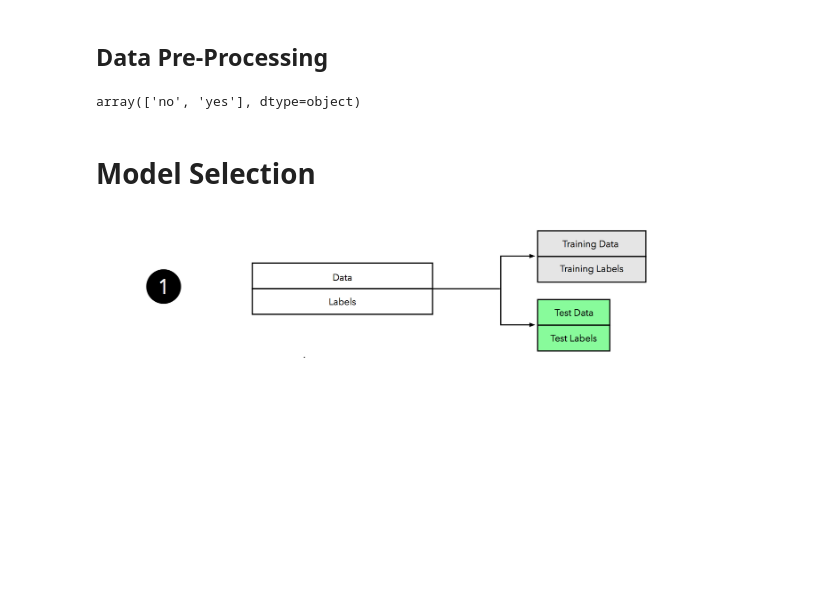
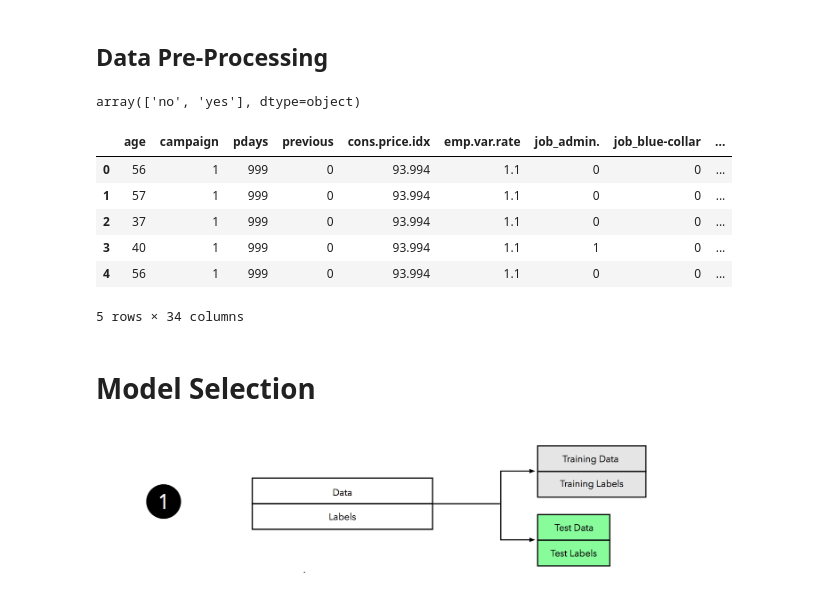
Before and after one commit to kwarodom/sidtechtalent, a Jupyter notebook: ML-Week3/Exercise/exercise.ipynb, the cells around one changed output. Drawn from its saved outputs; the diff is of its cells as text; code cells hidden in the pictures; blank space fills up the shorter version.

Commit message:
week 3 exercise

```diff
--- a/ML-Week3/Exercise/exercise.ipynb
+++ b/ML-Week3/Exercise/exercise.ipynb
@@ -102,3 +114,20 @@ PREPROCESS YOUR X
+# %%
+"""
+PREPROCESS YOUR X
+"""
+le.transform(['no', 'yes'])
+features = ['age', 'job', 'education', 'housing', 'day_of_week', 'campaign', 'pdays', 'previous', 'cons.price.idx', 'emp.var.rate']
+xData = df[features]
+xData = pd.get_dummies(xData, columns=['job', 'education', 'housing', 'day_of_week'])
+xData.head()
+# %% [output]
+|  | age | campaign | pdays | previous | cons.price.idx | emp.var.rate | job_admin. | job_blue-collar | ... |
+| 0 | 56 | 1 | 999 | 0 | 93.994 | 1.1 | 0 | 0 | ... |
+| 1 | 57 | 1 | 999 | 0 | 93.994 | 1.1 | 0 | 0 | ... |
+| 2 | 37 | 1 | 999 | 0 | 93.994 | 1.1 | 0 | 0 | ... |
+| 3 | 40 | 1 | 999 | 0 | 93.994 | 1.1 | 1 | 0 | ... |
+| 4 | 56 | 1 | 999 | 0 | 93.994 | 1.1 | 0 | 0 | ... |
+5 rows × 34 columns
 # %% [markdown]
 # Model Selection
 # %%
```
Also changed, not shown: parts of 10 cells of this notebook, 3 other files.
